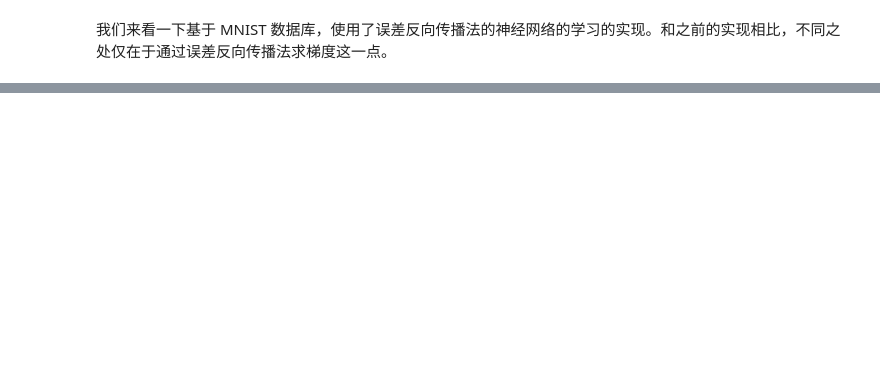
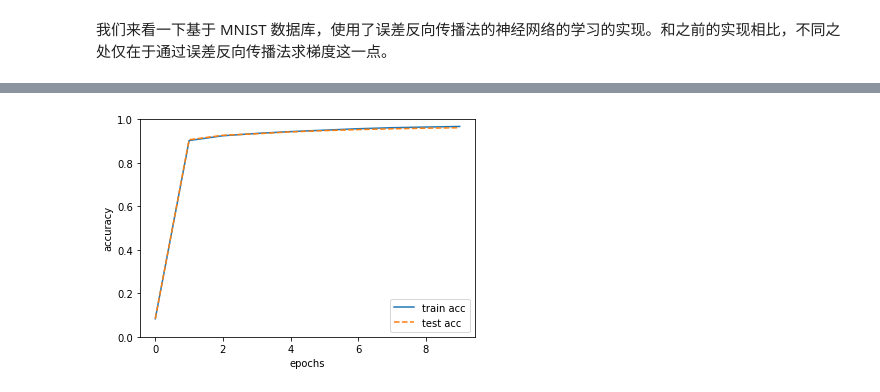
Before and after one commit to devonchenc/python-deep-learning, a Jupyter notebook: 11.Back_propagation_algorithm.ipynb, the cells around one changed output, grey strips where cells are left out. Cells and saved outputs as stored; diff of their text form; code cells hidden in the pictures; blank space fills up the shorter version.

```diff
--- a/11.Back_propagation_algorithm.ipynb
+++ b/11.Back_propagation_algorithm.ipynb
@@ -427,0 +508,7 @@ OrderedDict 是有序字典，“有序”是指它可以记住向字典里添
+# %%
+def change_one_hot_label(X):
+    T = np.zeros((X.size, 10))
+    for idx, row in enumerate(T):
+        row[X[idx]] = 1
+
+    return T
@@ -429,14 +551,20 @@ OrderedDict 是有序字典，“有序”是指它可以记住向字典里添
 我们来看一下基于 MNIST 数据库，使用了误差反向传播法的神经网络的学习的实现。和之前的实现相比，不同之处仅在于通过误差反向传播法求梯度这一点。
 # %%
 from keras.datasets import mnist
+from collections import OrderedDict
 
 (x_train, t_train), (x_test, t_test) = mnist.load_data()
 x_train = x_train.reshape(x_train.shape[0], -1)
+x_train = x_train.astype(np.float32) / 255.0
 x_test = x_test.reshape(x_test.shape[0], -1)
+x_test = x_test.astype(np.float32) / 255.0
+
+t_train = change_one_hot_label(t_train)
+t_test = change_one_hot_label(t_test)
 
 network = TwoLayerNet(input_size=784, hidden_size=50, output_size=10)
 
-iters_num = 10
+iters_num = 6000
 train_size = x_train.shape[0]
 batch_size = 100
 learning_rate = 0.1
@@ -454,7 +582,7 @@ for i in range(iters_num):
     # 通过误差反向传播法求梯度
     grad = network.gradient(x_batch, t_batch)
 
-    # 更新
+    # 更新参数
     for key in ('W1', 'b1', 'W2', 'b2'):
         network.params[key] -= learning_rate * grad[key]
 
@@ -466,6 +594,6 @@ for i in range(iters_num):
         test_acc = network.accuracy(x_test, t_test)
         train_acc_list.append(train_acc)
         test_acc_list.append(test_acc)
-        print(train_acc, test_acc)
+        print('train acc, test acc | {0:.4f}, {1:.4f}'.format(train_acc, test_acc))
 # %% [output]
 Using TensorFlow backend.
@@ -472,0 +612,11 @@ NameError: name 'TwoLayerNet' is not defined
+# %%
+x = np.arange(len(train_acc_list))
+plt.plot(x, train_acc_list, label='train acc')
+plt.plot(x, test_acc_list, label='test acc', linestyle='--')
+plt.xlabel("epochs")
+plt.ylabel("accuracy")
+plt.ylim(0, 1.0)
+plt.legend(loc='lower right')
+plt.show()
+# %% [output]
+[figure, added]
```
Also changed, not shown: parts of 15 cells of this notebook, 1 other file.
